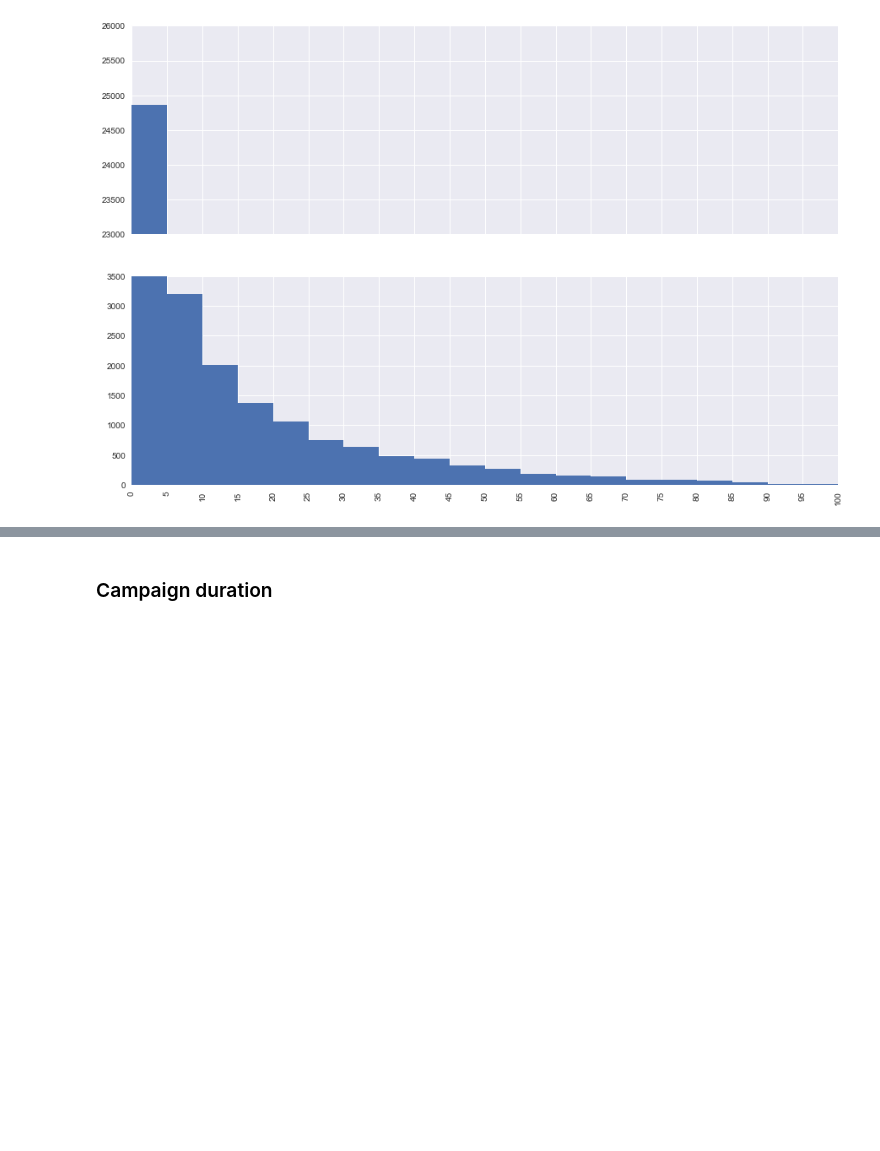
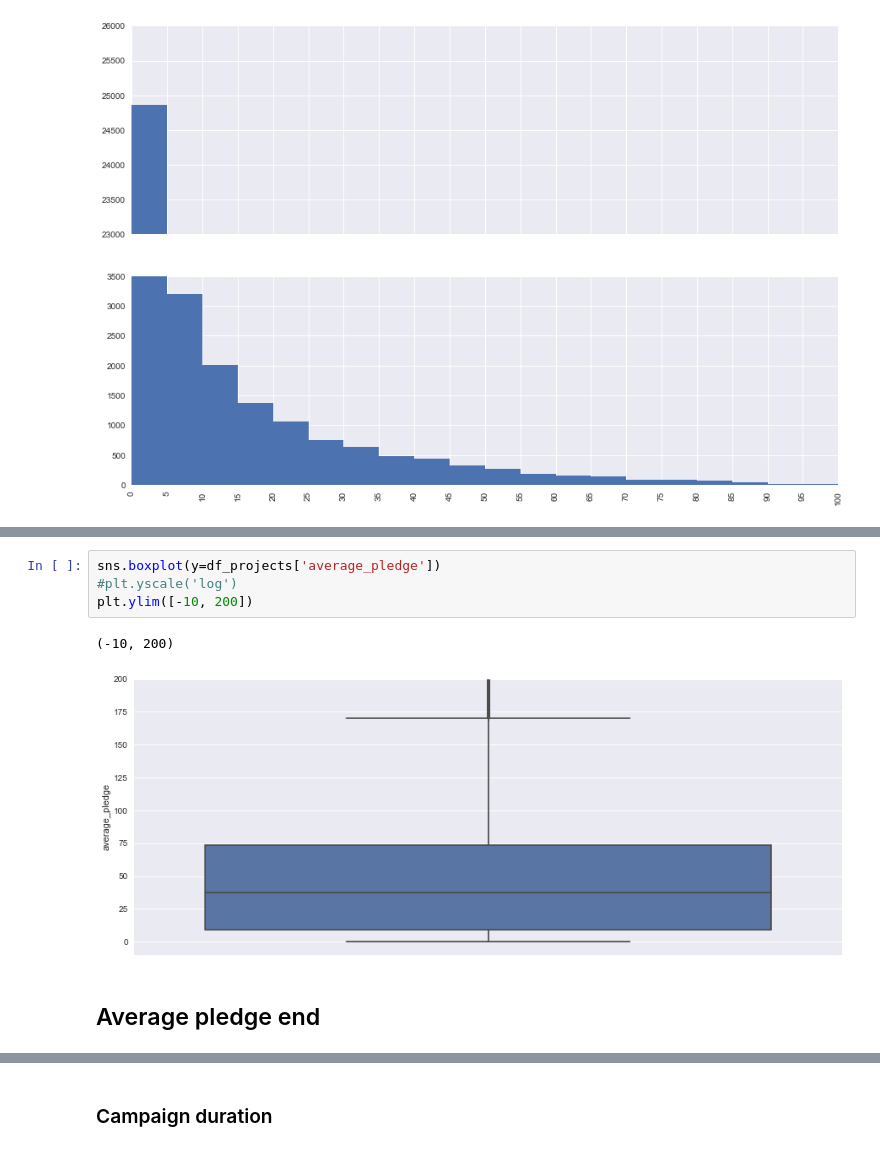
Before and after one commit to blanarik/kickstarter_success_prediction, a Jupyter notebook: 03_Kickstarter_exploratory_data_analysis.ipynb, the cells around one changed output, grey strips where cells are left out. Cells and saved outputs as stored; diff of their text form; blank space fills up the shorter version.

```diff
--- a/03_Kickstarter_exploratory_data_analysis.ipynb
+++ b/03_Kickstarter_exploratory_data_analysis.ipynb
@@ -476,0 +521,9 @@ fig.set_size_inches(15, 10)
+# %%
+sns.boxplot(y=df_projects['average_pledge'])
+#plt.yscale('log')
+plt.ylim([-10, 200])
+# %% [output]
+(-10, 200)
+[figure, added]
+# %% [markdown]
+## Average pledge end
```
Also changed, not shown: parts of 16 cells of this notebook.
